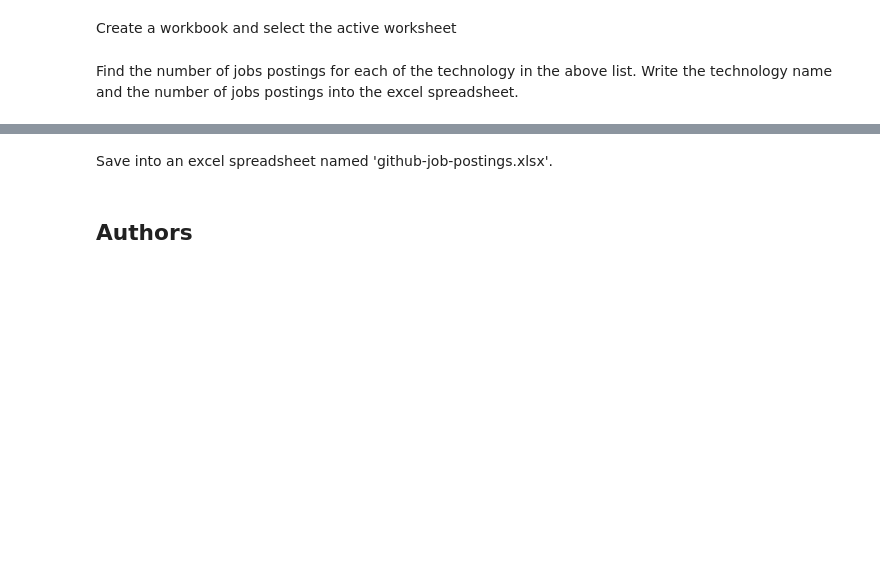
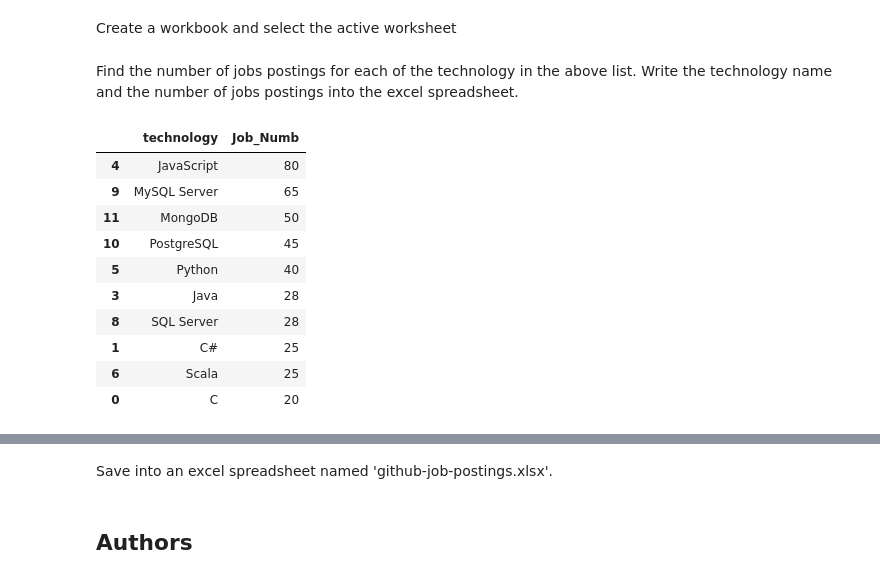
Before and after one commit to sonpn82/IBM-Data-analyst-capstone-project, a Jupyter notebook: Collecting_job_data_using_APIs-Lab.ipynb, the cells around one changed output, grey strips where cells are left out. Drawn from its saved outputs; the diff is of its cells as text; code cells hidden in the pictures; blank space fills up the shorter version.

```diff
--- a/Collecting_job_data_using_APIs-Lab.ipynb
+++ b/Collecting_job_data_using_APIs-Lab.ipynb
@@ -148,0 +150,29 @@ Write the technology name and the number of jobs postings into the excel spreads
+# %%
+# No data from githubjob, manually input
+data = [['C', 20],
+        ['C#', 25],
+        ['C++', 12],
+        ['Java', 28],
+        ['JavaScript', 80],
+        ['Python', 40],
+        ['Scala', 25],
+        ['Oracle', 8],
+        ['SQL Server', 28],
+        ['MySQL Server', 65],
+        ['PostgreSQL', 45],
+        ['MongoDB', 50]]
+df = pd.DataFrame(data, columns = ['technology','Job_Numb'])
+df = df.sort_values(by=['Job_Numb'], ascending=False)
+df.head(10)
+# %% [output]
+|  | technology | Job_Numb |
+| 4 | JavaScript | 80 |
+| 9 | MySQL Server | 65 |
+| 11 | MongoDB | 50 |
+| 10 | PostgreSQL | 45 |
+| 5 | Python | 40 |
+| 3 | Java | 28 |
+| 8 | SQL Server | 28 |
+| 1 | C# | 25 |
+| 6 | Scala | 25 |
+| 0 | C | 20 |
```
Also changed, not shown: parts of 2 cells of this notebook, 1 other file.
